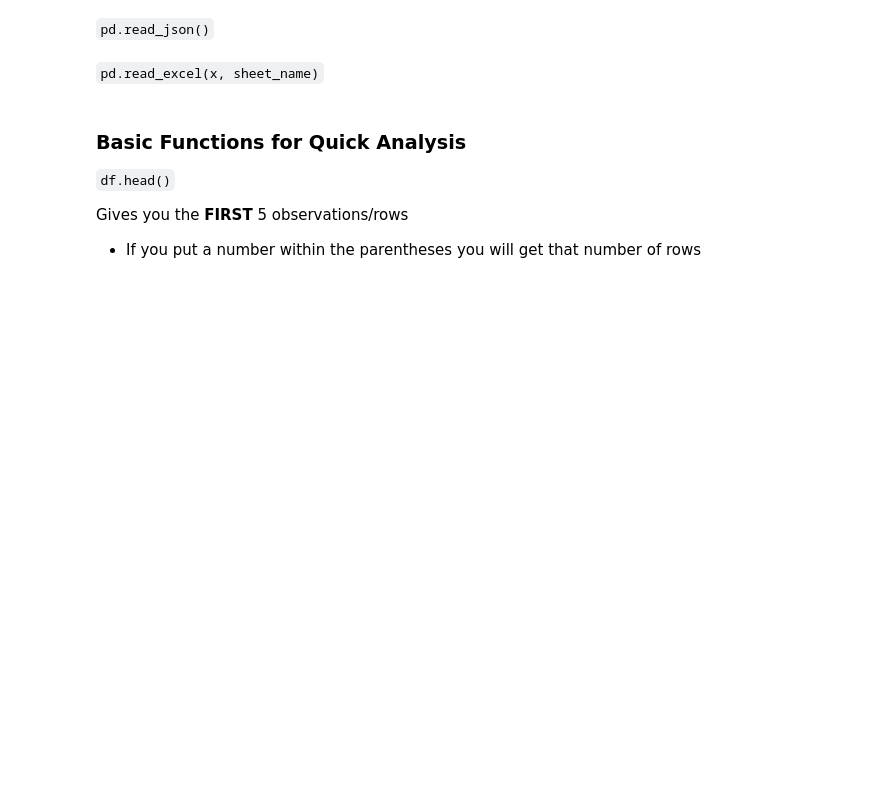
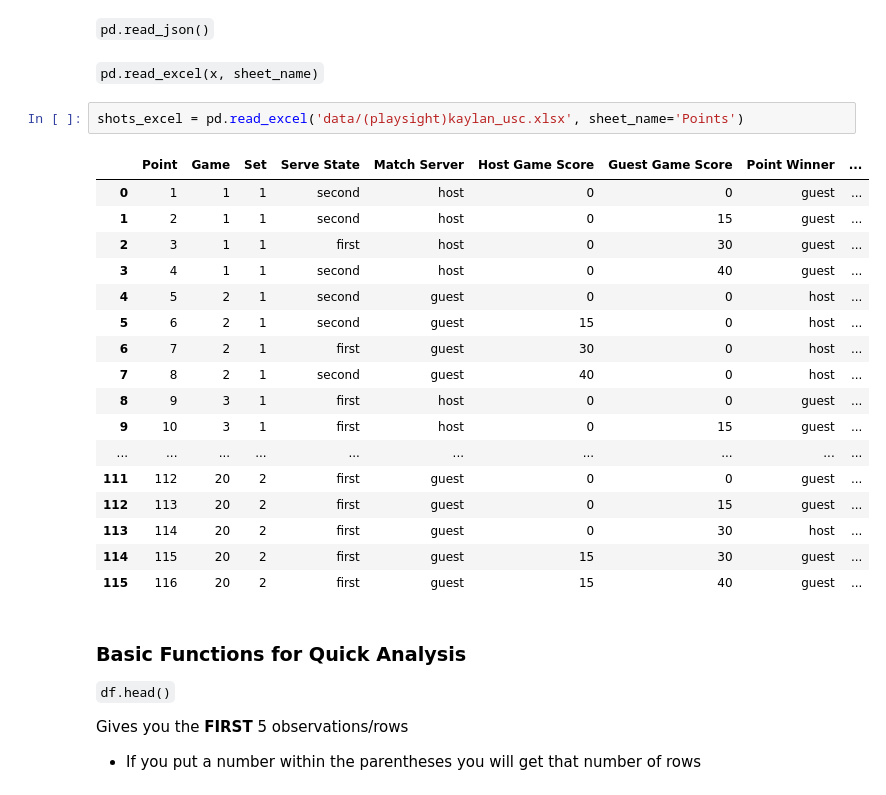
Before and after one commit to cjgimena/consulting-spring2025, a Jupyter notebook: week2_Eshaan.ipynb, the cells around one changed output. Saved outputs shown, nothing was run; the diff lists cells and outputs as text; blank space fills up the shorter version.

```diff
--- a/week2_Eshaan.ipynb
+++ b/week2_Eshaan.ipynb
@@ -35,6 +52,26 @@ Save as `shots`
 `pd.read_json()`
 # %% [markdown]
 `pd.read_excel(x, sheet_name)`
+# %%
+shots_excel = pd.read_excel('data/(playsight)kaylan_usc.xlsx', sheet_name='Points')
+# %% [output]
+|  | Point | Game | Set | Serve State | Match Server | Host Game Score | Guest Game Score | Point Winner | ... |
+| 0 | 1 | 1 | 1 | second | host | 0 | 0 | guest | ... |
+| 1 | 2 | 1 | 1 | second | host | 0 | 15 | guest | ... |
+| 2 | 3 | 1 | 1 | first | host | 0 | 30 | guest | ... |
+| 3 | 4 | 1 | 1 | second | host | 0 | 40 | guest | ... |
+| 4 | 5 | 2 | 1 | second | guest | 0 | 0 | host | ... |
+| 5 | 6 | 2 | 1 | second | guest | 15 | 0 | host | ... |
+| 6 | 7 | 2 | 1 | first | guest | 30 | 0 | host | ... |
+| 7 | 8 | 2 | 1 | second | guest | 40 | 0 | host | ... |
+| 8 | 9 | 3 | 1 | first | host | 0 | 0 | guest | ... |
+| 9 | 10 | 3 | 1 | first | host | 0 | 15 | guest | ... |
+| ... | ... | ... | ... | ... | ... | ... | ... | ... | ... |
+| 111 | 112 | 20 | 2 | first | guest | 0 | 0 | guest | ... |
+| 112 | 113 | 20 | 2 | first | guest | 0 | 15 | guest | ... |
+| 113 | 114 | 20 | 2 | first | guest | 0 | 30 | host | ... |
+| 114 | 115 | 20 | 2 | first | guest | 15 | 30 | guest | ... |
+| 115 | 116 | 20 | 2 | first | guest | 15 | 40 | guest | ... |
 # %% [markdown]
 ### Basic Functions for Quick Analysis
 `df.head()`
```
Also changed, not shown: parts of 3 cells of this notebook, 2 other files.
